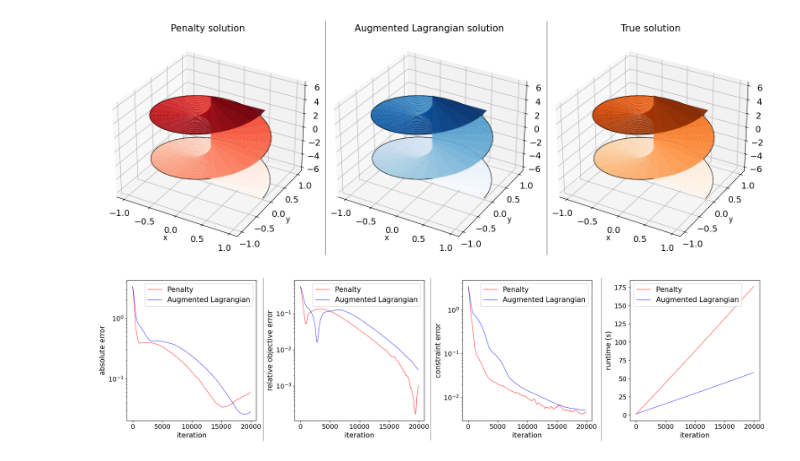
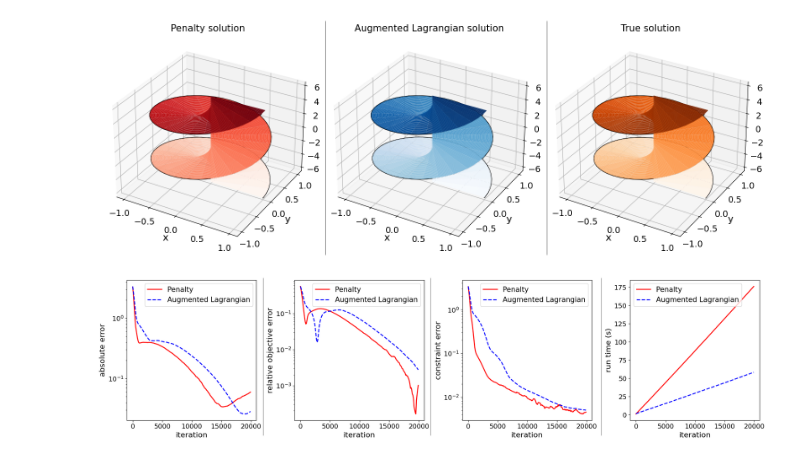
Before and after one commit to pinakm9/var-al, a Jupyter notebook: plotters/helicoid.ipynb, the cells around one changed output. Drawn from its saved outputs; the diff is of its cells as text; code cells hidden in the pictures.

```diff
--- a/plotters/helicoid.ipynb
+++ b/plotters/helicoid.ipynb
@@ -251,7 +251,7 @@ plot_solutions(filename='../plots/helicoid-surface')
 # %%
 # set up plotting parameters
 scale = 0
-xlabel_size = ylabel_size = 15 + scale
+xlabel_size = ylabel_size = 16 + scale
 tick_size = 7 + scale
 legend_size = 15 + scale
 title_size = 15 + scale
@@ -288,43 +288,43 @@ def plot_errors(filename, last, interval, k):
     #ax_c.set_title('True solution', fontsize=title_size)
     ax_c.set_xlabel('iteration', fontsize=xlabel_size)
     ax_c.set_ylabel('constraint error', fontsize=ylabel_size)
 
     ax_m.tick_params(axis='both', which='major', labelsize=tick_size)
     ax_m.tick_params(axis='both', which='minor', labelsize=tick_size)
     #ax_c.set_title('True solution', fontsize=title_size)
     ax_m.set_xlabel('iteration', fontsize=xlabel_size)
-    ax_m.set_ylabel('runtime (s)', fontsize=ylabel_size)
+    ax_m.set_ylabel('run time (s)', fontsize=ylabel_size)
 
     df_p = pd.read_csv('../data/helicoid/train_log.csv')
     df_al = pd.read_csv('../data/helicoid-al/train_log.csv')
 
     x = df_p['iteration'].to_numpy()[0:last:interval]
-    ax_l.semilogy(x, smooth(df_p['L2-error'].to_numpy()[0:last:interval], k), linewidth=0.7, label='Penalty', c='red')
-    ax_l.semilogy(x, smooth(df_al['L2-error'].to_numpy()[0:last:interval], k), linewidth=0.7, label='Augmented Lagrangian', c='blue')
+    ax_l.semilogy(x, smooth(df_p['L2-error'].to_numpy()[0:last:interval], k), linewidth=2, label='Penalty', c='red')
+    ax_l.semilogy(x, smooth(df_al['L2-error'].to_numpy()[0:last:interval], k), linewidth=2, label='Augmented Lagrangian', c='blue', linestyle='--')
     ax_l.legend(fontsize=legend_size)
-    ax_o.semilogy(x, smooth(np.abs(df_p['objective-error'].to_numpy()[0:last:interval]), k), linewidth=0.7, label='Penalty', c='red')
-    ax_o.semilogy(x, smooth(np.abs(df_al['objective-error'].to_numpy()[0:last:interval]), k), linewidth=0.7, label='Augmented Lagrangian', c='blue')
+    ax_o.semilogy(x, smooth(np.abs(df_p['objective-error'].to_numpy()[0:last:interval]), k), linewidth=2, label='Penalty', c='red')
+    ax_o.semilogy(x, smooth(np.abs(df_al['objective-error'].to_numpy()[0:last:interval]), k), linewidth=2, label='Augmented Lagrangian', c='blue', linestyle='--')
     ax_o.legend(fontsize=legend_size)
-    ax_c.semilogy(x, smooth(np.abs(df_p['constraint-error'].to_numpy()[0:last:interval]), k), linewidth=0.7, label='Penalty', c='red')
-    ax_c.semilogy(x, smooth(np.abs(df_al['constraint-error'].to_numpy()[0:last:interval]), k), linewidth=0.7, label='Augmented Lagrangian', c='blue')
+    ax_c.semilogy(x, smooth(np.abs(df_p['constraint-error'].to_numpy()[0:last:interval]), k), linewidth=2, label='Penalty', c='red')
+    ax_c.semilogy(x, smooth(np.abs(df_al['constraint-error'].to_numpy()[0:last:interval]), k), linewidth=2, label='Augmented Lagrangian', c='blue', linestyle='--')
     ax_c.legend(fontsize=legend_size)
-    ax_m.plot(x, smooth(np.abs(df_p['runtime'].to_numpy()[0:last:interval]), k), linewidth=0.7, label='Penalty', c='red')
-    ax_m.plot(x, smooth(np.abs(df_al['runtime'].to_numpy()[0:last:interval]), k), linewidth=0.7, label='Augmented Lagrangian', c='blue')
+    ax_m.plot(x, smooth(np.abs(df_p['runtime'].to_numpy()[0:last:interval]), k), linewidth=2, label='Penalty', c='red')
+    ax_m.plot(x, smooth(np.abs(df_al['runtime'].to_numpy()[0:last:interval]), k), linewidth=2, label='Augmented Lagrangian', c='blue', linestyle='--')
     ax_m.legend(fontsize=legend_size)
     l = 0.4525
-    line = plt.Line2D([l+.045,l+.045],[0.025,0.98], transform=fig.transFigure, color=line_color)
+    line = plt.Line2D([l+.045,l+.045],[0.05,0.98], transform=fig.transFigure, color=line_color)
     fig.add_artist(line)
     l = 0.205
-    line = plt.Line2D([l+.045,l+.045],[0.02,0.98], transform=fig.transFigure, color=line_color)
+    line = plt.Line2D([l+.045,l+.045],[0.05,0.98], transform=fig.transFigure, color=line_color)
     fig.add_artist(line)
     l = 0.705
-    line = plt.Line2D([l+.045,l+.045],[0.02,0.98], transform=fig.transFigure, color=line_color)
+    line = plt.Line2D([l+.045,l+.045],[0.05,0.98], transform=fig.transFigure, color=line_color)
     fig.add_artist(line)
     fig.tight_layout()
     plt.savefig('{}.png'.format(filename), dpi=300)
     plt.show()
 
 
 plot_errors('../plots/helicoid-error', last=200, interval=1, k=1)
 # %% [output]
-[figure, old version]
+[figure, new version]
```
Also changed, not shown: parts of 1 cell of this notebook, 5 other files.
